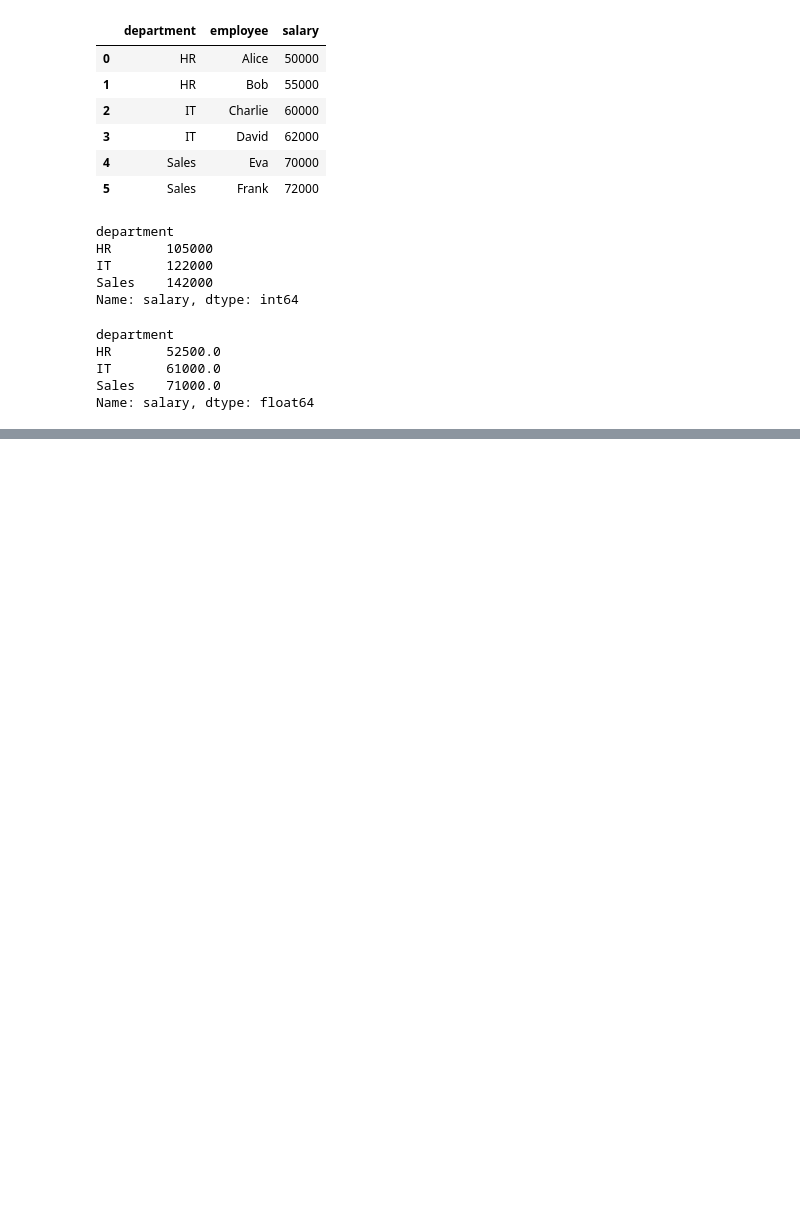
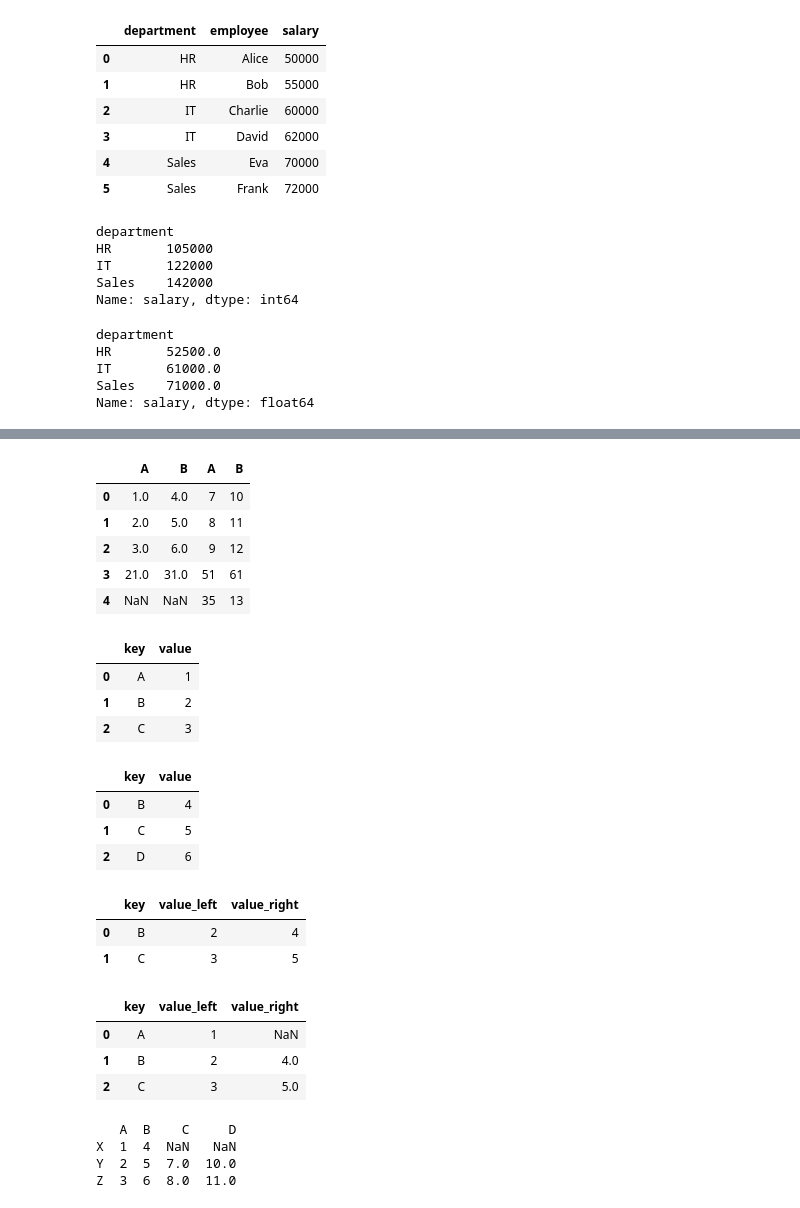
Before and after one commit to Rombe3/ADS-April-2023, a Jupyter notebook: 14 Pandas/classwork.ipynb, the cells around one changed output, grey strips where cells are left out. Saved outputs shown, nothing was run; the diff lists cells and outputs as text; code cells hidden in the pictures; blank space fills up the shorter version.

```diff
--- a/14 Pandas/classwork.ipynb
+++ b/14 Pandas/classwork.ipynb
@@ -313,0 +453,22 @@ Name: salary, dtype: float64
+# %%
+data1 = {
+    'A': [1, 2, 3, 21],
+    'B': [4, 5, 6, 31]
+}
+data2 = {
+    'A': [7, 8, 9, 51, 35],
+    'B': [10, 11, 12, 61, 13]
+}
+
+df1 = pd.DataFrame(data1)
+df2 = pd.DataFrame(data2)
+# %%
+df_horizontal = pd.concat([df1, df2], axis=1)
+df_horizontal
+# %% [output]
+|  | A | B | A | B |
+| 0 | 1.0 | 4.0 | 7 | 10 |
+| 1 | 2.0 | 5.0 | 8 | 11 |
+| 2 | 3.0 | 6.0 | 9 | 12 |
+| 3 | 21.0 | 31.0 | 51 | 61 |
+| 4 | NaN | NaN | 35 | 13 |
@@ -313,0 +487,50 @@ Name: salary, dtype: float64
+# %%
+df1
+# %% [output]
+|  | key | value |
+| 0 | A | 1 |
+| 1 | B | 2 |
+| 2 | C | 3 |
+# %%
+df2
+# %% [output]
+|  | key | value |
+| 0 | B | 4 |
+| 1 | C | 5 |
+| 2 | D | 6 |
+# %%
+df_merged = pd.merge(df1, df2, on="key", suffixes=("_left", "_right"))
+df_merged
+# %% [output]
+|  | key | value_left | value_right |
+| 0 | B | 2 | 4 |
+| 1 | C | 3 | 5 |
+# %%
+merged = df1.merge(df2, how="left", on="key", suffixes=("_left", "_right"))
+merged
+# %% [output]
+|  | key | value_left | value_right |
+| 0 | A | 1 | NaN |
+| 1 | B | 2 | 4.0 |
+| 2 | C | 3 | 5.0 |
+# %%
+data1 = {
+    'A': [1, 2, 3],
+    'B': [4, 5, 6]
+}
+data2 = {
+    'C': [7, 8, 9],
+    'D': [10, 11, 12]
+}
+
+df1 = pd.DataFrame(data1, index=['X', 'Y', 'Z'])
+df2 = pd.DataFrame(data2, index=['Y', 'Z', 'W'])
+
+# Join DataFrames using index (left join)
+df_joined = df1.join(df2, how='left')
+print(df_joined)
+# %% [output]
+   A  B    C     D
+X  1  4  NaN   NaN
+Y  2  5  7.0  10.0
+Z  3  6  8.0  11.0
```
Also changed, not shown: parts of 32 cells of this notebook, 2 other files.
